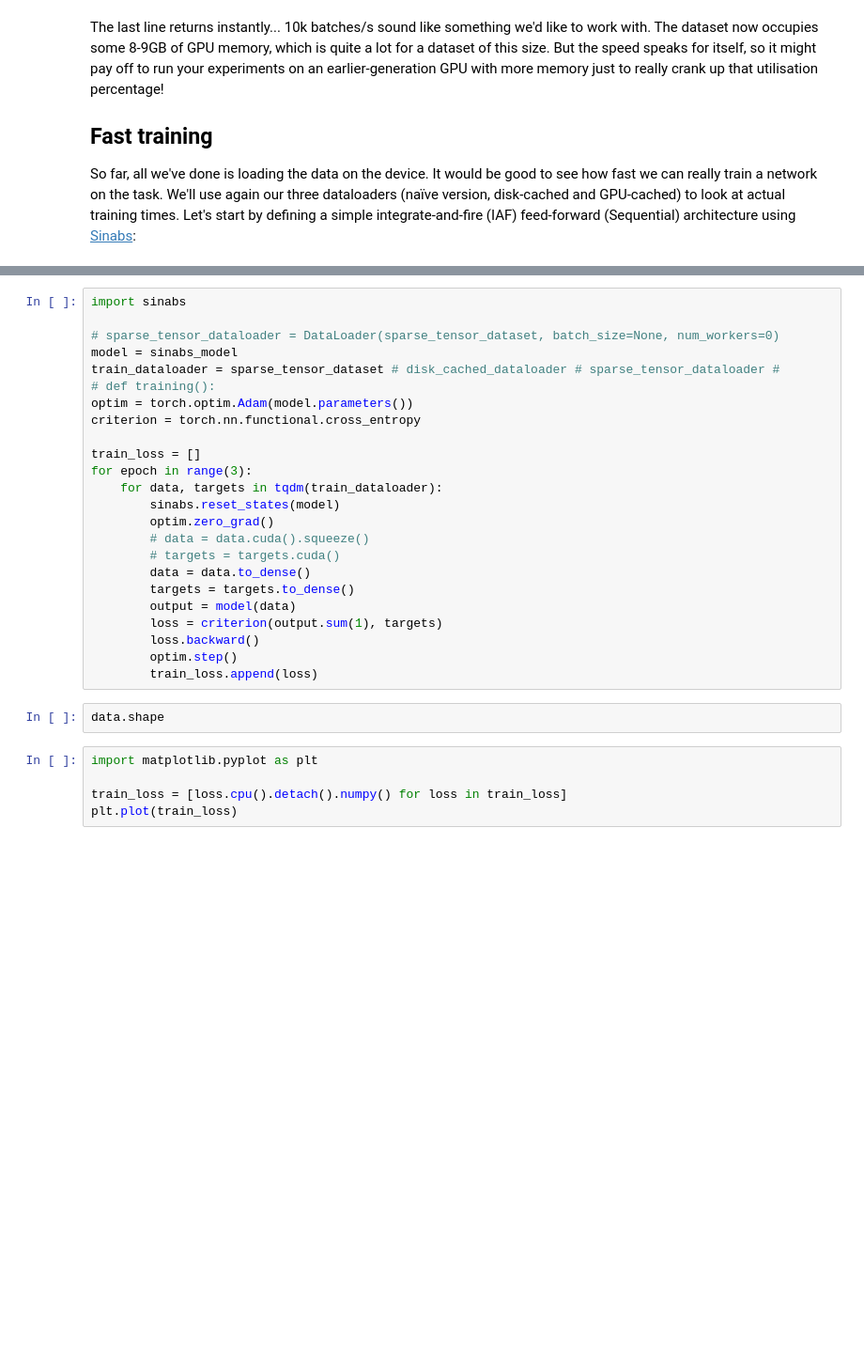
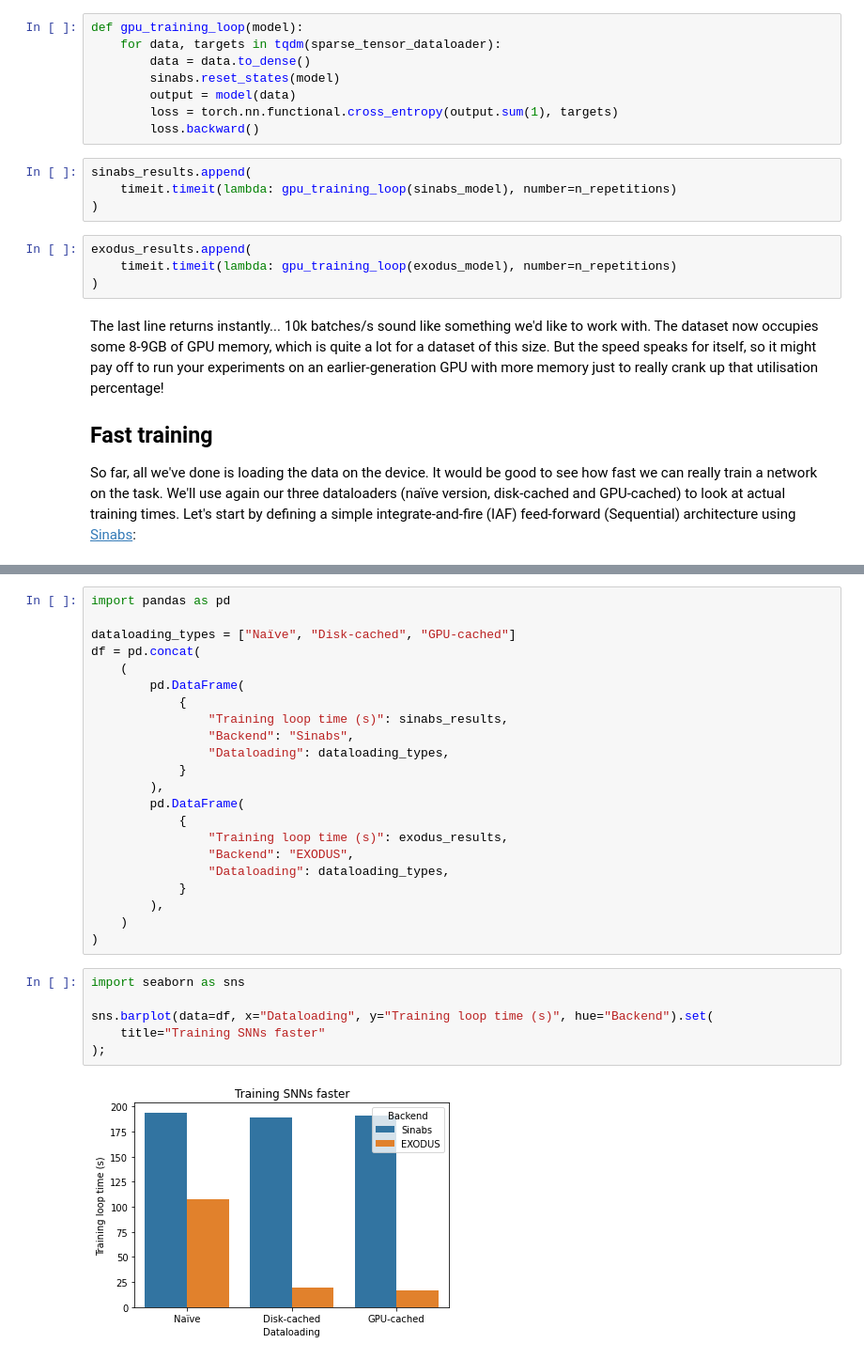
Before and after one commit to synsense/transformation-benchmarking, a Jupyter notebook: sparse-tensors-gpu/train-with-exodus.ipynb, the cells around one changed output, grey strips where cells are left out. Shown: that part at 94% size. Saved outputs shown, nothing was run; the diff lists cells and outputs as text; blank space fills up the shorter version.

Commit message:
added result plotting to training notebook

```diff
--- a/sparse-tensors-gpu/train-with-exodus.ipynb
+++ b/sparse-tensors-gpu/train-with-exodus.ipynb
@@ -149,3 +205,19 @@ for data, target in tqdm(sparse_tensor_dataset):
+# %%
+def gpu_training_loop(model):
+    for data, targets in tqdm(sparse_tensor_dataloader):
+        data = data.to_dense()
+        sinabs.reset_states(model)
+        output = model(data)
+        loss = torch.nn.functional.cross_entropy(output.sum(1), targets)
+        loss.backward()
+# %%
+sinabs_results.append(
+    timeit.timeit(lambda: gpu_training_loop(sinabs_model), number=n_repetitions)
+)
+# %%
+exodus_results.append(
+    timeit.timeit(lambda: gpu_training_loop(exodus_model), number=n_repetitions)
+)
 # %% [markdown]
 The last line returns instantly... 10k batches/s sound like something we'd like to work with. The dataset now occupies some 8-9GB of GPU memory, which is quite a lot for a dataset of this size. But the speed speaks for itself, so it might pay off to run your experiments on an earlier-generation GPU with more memory just to really crank up that utilisation percentage!
 
@@ -176,31 +227,30 @@ sinabs_model = SNN(backend=el).cuda()
-# %%
-import sinabs
-
-# sparse_tensor_dataloader = DataLoader(sparse_tensor_dataset, batch_size=None, num_workers=0)
-model = sinabs_model
-train_dataloader = sparse_tensor_dataset # disk_cached_dataloader # sparse_tensor_dataloader #
-# def training():
-optim = torch.optim.Adam(model.parameters())
-criterion = torch.nn.functional.cross_entropy
-
-train_loss = []
-for epoch in range(3):
-    for data, targets in tqdm(train_dataloader):
-        sinabs.reset_states(model)
-        optim.zero_grad()
-        # data = data.cuda().squeeze()
-        # targets = targets.cuda()
-        data = data.to_dense()
-        targets = targets.to_dense()
-        output = model(data)
-        loss = criterion(output.sum(1), targets)
-        loss.backward()
-        optim.step()
-        train_loss.append(loss)
-# %%
-data.shape
-# %%
-import matplotlib.pyplot as plt
-
-train_loss = [loss.cpu().detach().numpy() for loss in train_loss]
-plt.plot(train_loss)
+# %%
+import pandas as pd
+
+dataloading_types = ["Naïve", "Disk-cached", "GPU-cached"]
+df = pd.concat(
+    (
+        pd.DataFrame(
+            {
+                "Training loop time (s)": sinabs_results,
+                "Backend": "Sinabs",
+                "Dataloading": dataloading_types,
+            }
+        ),
+        pd.DataFrame(
+            {
+                "Training loop time (s)": exodus_results,
+                "Backend": "EXODUS",
+                "Dataloading": dataloading_types,
+            }
+        ),
+    )
+)
+# %%
+import seaborn as sns
+
+sns.barplot(data=df, x="Dataloading", y="Training loop time (s)", hue="Backend").set(
+    title="Training SNNs faster"
+);
+# %% [output]
+[figure, added]
```
Also changed, not shown: parts of 24 cells of this notebook.
